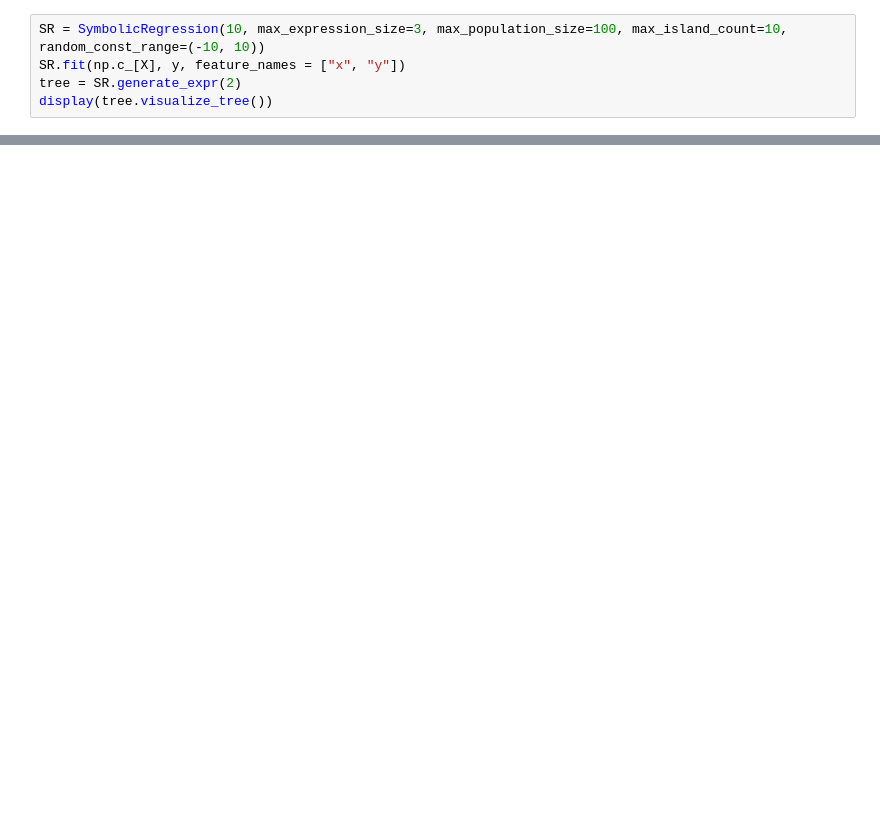
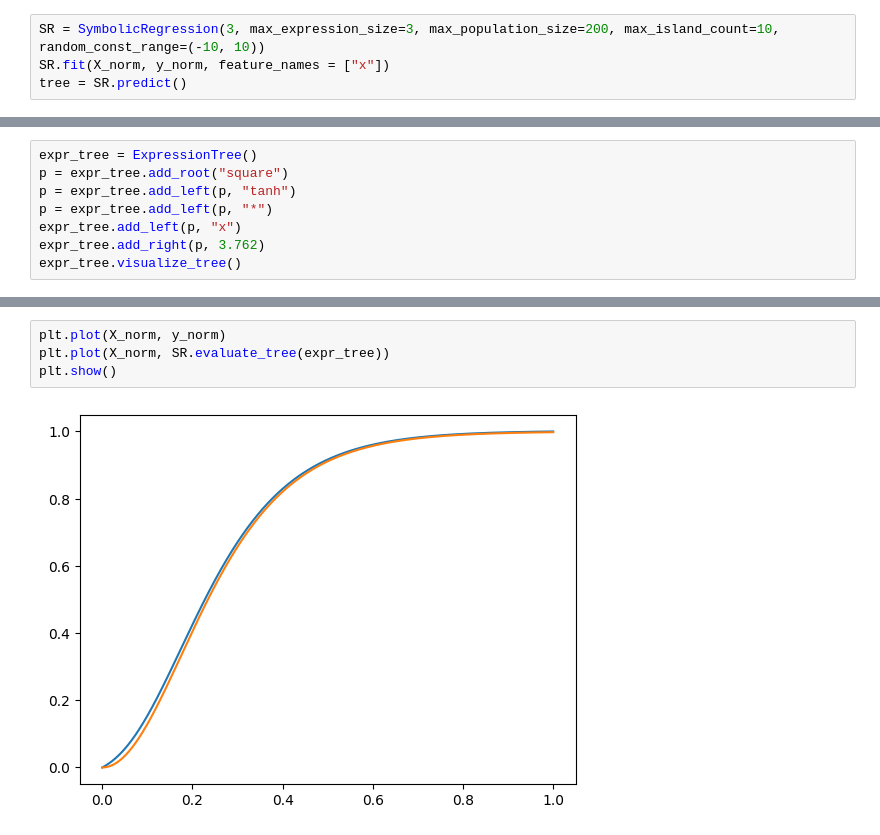
Before and after one commit to Guilherme-Ataliba/CSOWP-Symbolic-Regression, a Jupyter notebook: algorithms/Tests.ipynb, the cells around one changed output, grey strips where cells are left out. Drawn from its saved outputs; the diff is of its cells as text; blank space fills up the shorter version.

```diff
--- a/algorithms/Tests.ipynb
+++ b/algorithms/Tests.ipynb
@@ -8,5 +24,4 @@ y = X**2
 # %%
-SR = SymbolicRegression(10, max_expression_size=3, max_population_size=100, max_island_count=10, random_const_range=(-10, 10))
-SR.fit(np.c_[X], y, feature_names = ["x", "y"])
-tree = SR.generate_expr(2)
-display(tree.visualize_tree())
+SR = SymbolicRegression(3, max_expression_size=3, max_population_size=200, max_island_count=10, random_const_range=(-10, 10))
+SR.fit(X_norm, y_norm, feature_names = ["x"])
+tree = SR.predict()
@@ -60,0 +28,8 @@ func = smp.lambdify([x, y], expr)
+# %%
+expr_tree = ExpressionTree()
+p = expr_tree.add_root("square")
+p = expr_tree.add_left(p, "tanh")
+p = expr_tree.add_left(p, "*")
+expr_tree.add_left(p, "x")
+expr_tree.add_right(p, 3.762)
+expr_tree.visualize_tree()
@@ -60,0 +38,6 @@ func = smp.lambdify([x, y], expr)
+# %%
+plt.plot(X_norm, y_norm)
+plt.plot(X_norm, SR.evaluate_tree(expr_tree))
+plt.show()
+# %% [output]
+[figure, added]
```
Also changed, not shown: parts of 18 cells of this notebook, 2 other files.
